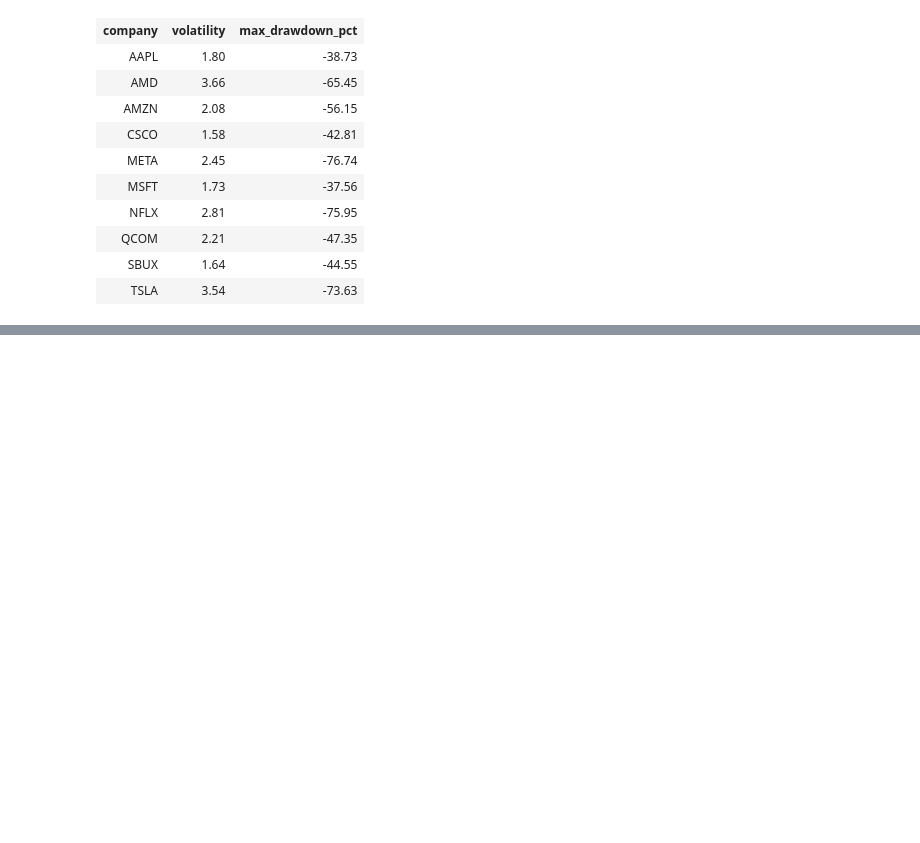
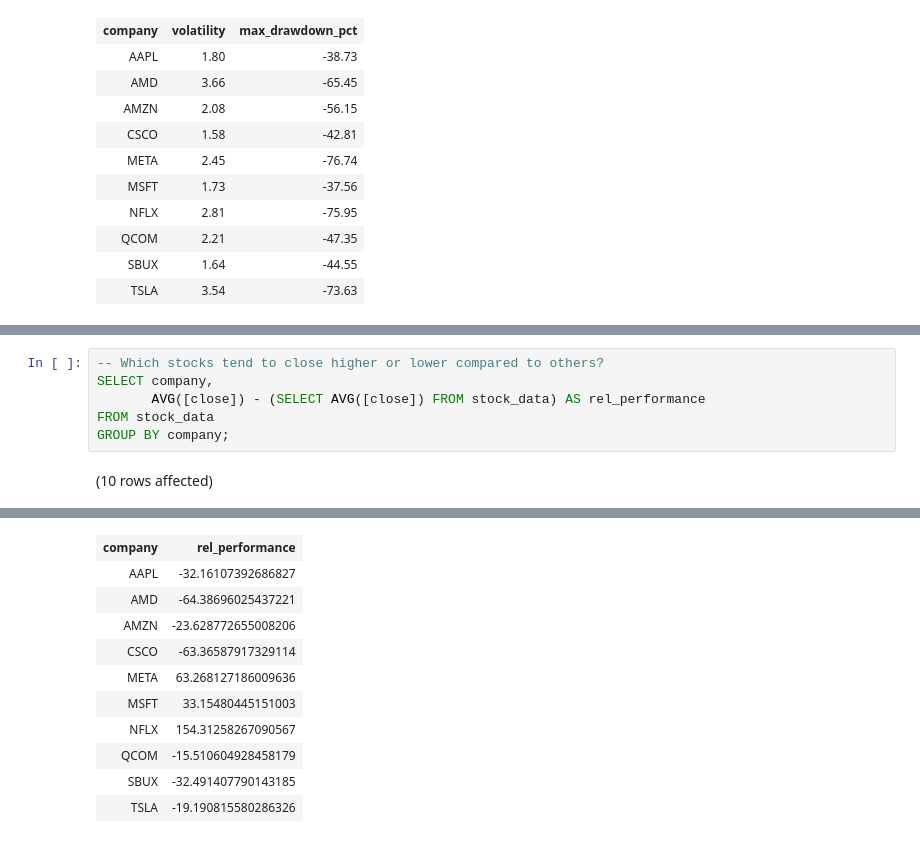
Before and after one commit to bradleytkay/stock_market_analysis, a Jupyter notebook: step_3a_eda_pt_2.ipynb, the cells around one changed output, grey strips where cells are left out. Cells and saved outputs as stored; diff of their text form; blank space fills up the shorter version.

```diff
--- a/step_3a_eda_pt_2.ipynb
+++ b/step_3a_eda_pt_2.ipynb
@@ -387,0 +506,8 @@ Total execution time: 00:00:00.020
+# %%
+-- Which stocks tend to close higher or lower compared to others?
+SELECT company,
+       AVG([close]) - (SELECT AVG([close]) FROM stock_data) AS rel_performance
+FROM stock_data
+GROUP BY company;
+# %% [output]
+(10 rows affected)
@@ -387,0 +515,11 @@ Total execution time: 00:00:00.020
+| company | rel_performance |
+| AAPL | -32.16107392686827 |
+| AMD | -64.38696025437221 |
+| AMZN | -23.628772655008206 |
+| CSCO | -63.36587917329114 |
+| META | 63.268127186009636 |
+| MSFT | 33.15480445151003 |
+| NFLX | 154.31258267090567 |
+| QCOM | -15.510604928458179 |
+| SBUX | -32.491407790143185 |
+| TSLA | -19.190815580286326 |
```
Also changed, not shown: parts of 6 cells of this notebook.
